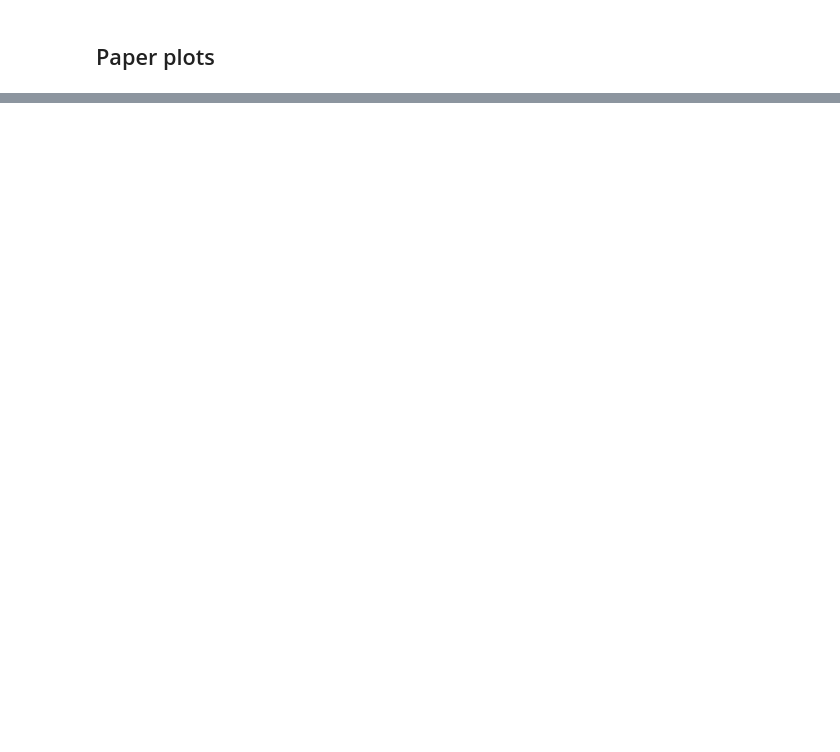
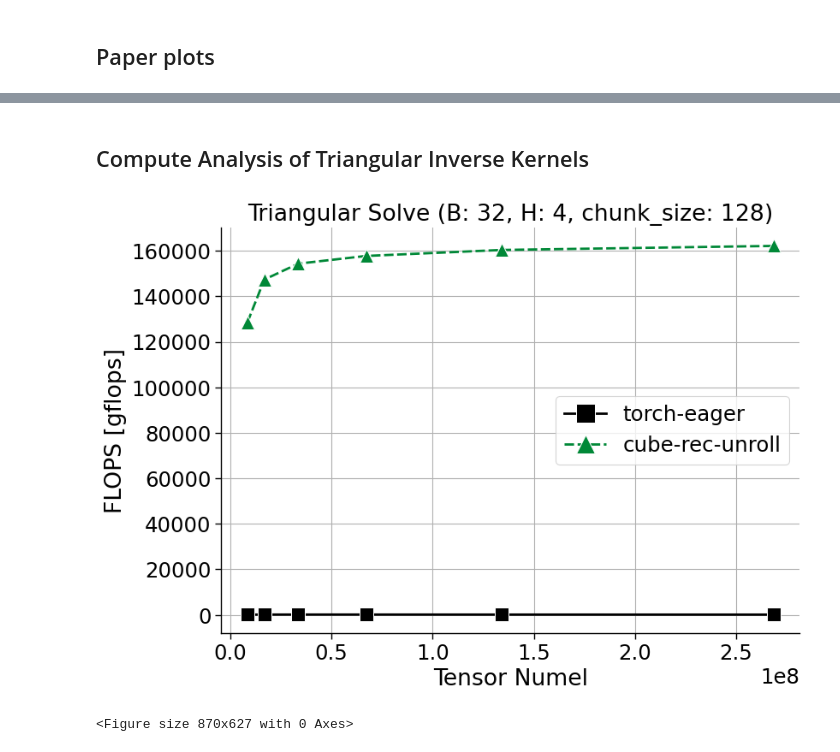
Before and after one commit to huawei-csl/gdn-tri-inverse, a Jupyter notebook: profiling/nbs/plots_tri_inv.ipynb, the cells around one changed output, grey strips where cells are left out. Saved outputs shown, nothing was run; the diff lists cells and outputs as text; code cells hidden in the pictures; blank space fills up the shorter version.

Commit message:
Resolve "Add compute performance plots in notebooks"

```diff
--- a/profiling/nbs/plots_tri_inv.ipynb
+++ b/profiling/nbs/plots_tri_inv.ipynb
@@ -110,0 +107,37 @@ The palette list has fewer values (5) than needed (6) and will cycle, which may
+# %% [markdown]
+## Compute Analysis of Triangular Inverse Kernels
+# %%
+import math
+
+def algo_flops(inverse_method: str, matrix_size: int, batch_size: int):
+    inv_num_ops = 2 * matrix_size ** 3 # 2 for one addition/multiplication and O(matrix_size^3) for matrix multiplication.
+    if inverse_method == "torch-eager":
+        return inv_num_ops * batch_size
+    elif inverse_method == "triton":
+        return inv_num_ops * batch_size # TODO(anastasios): this is wrong, we need to account for the fact that the triton implementation is recursive and has a different number of operations.
+    elif inverse_method == "cube-rec-unroll":
+        return inv_num_ops * (16 + math.log2(matrix_size/16) * 4) * batch_size
+    else:
+        raise ValueError(f"Unsupported inverse method: {inverse_method}")
+
+df["ops"] = df.apply(lambda row: algo_flops(row["inverse_type"], row["chunk_size"], row["numel"] // (row["chunk_size"] ** 2)), axis=1)
+df["gflops"] = (df["ops"] / 1e9) / (df["time_us"] / 1e6)
+# %%
+ax = sns.lineplot(data=df, x='size', y='gflops', palette=palette, **_SNS_PARAMS)
+
+ax.set_title(f"Triangular Solve (B: {B}, H: {H}, chunk_size: {chunk_size})")
+ax.set_xlabel("Tensor Numel")
+ax.set_ylabel("FLOPS [gflops]")
+sns.despine(right = True)
+plt.legend(markerscale=_LEGEND_MARKER_SCALE)
+plt.grid()
+
+plt.tight_layout()
+
+fig = ax.get_figure()
+fig.savefig(f"figs/tri_inv_gelemps.png")
+plt.show()
+plt.clf()
+# %% [output]
+[figure, added]
+<Figure size 870x627 with 0 Axes>
```
Also changed, not shown: parts of 4 cells of this notebook, 3 other files.
